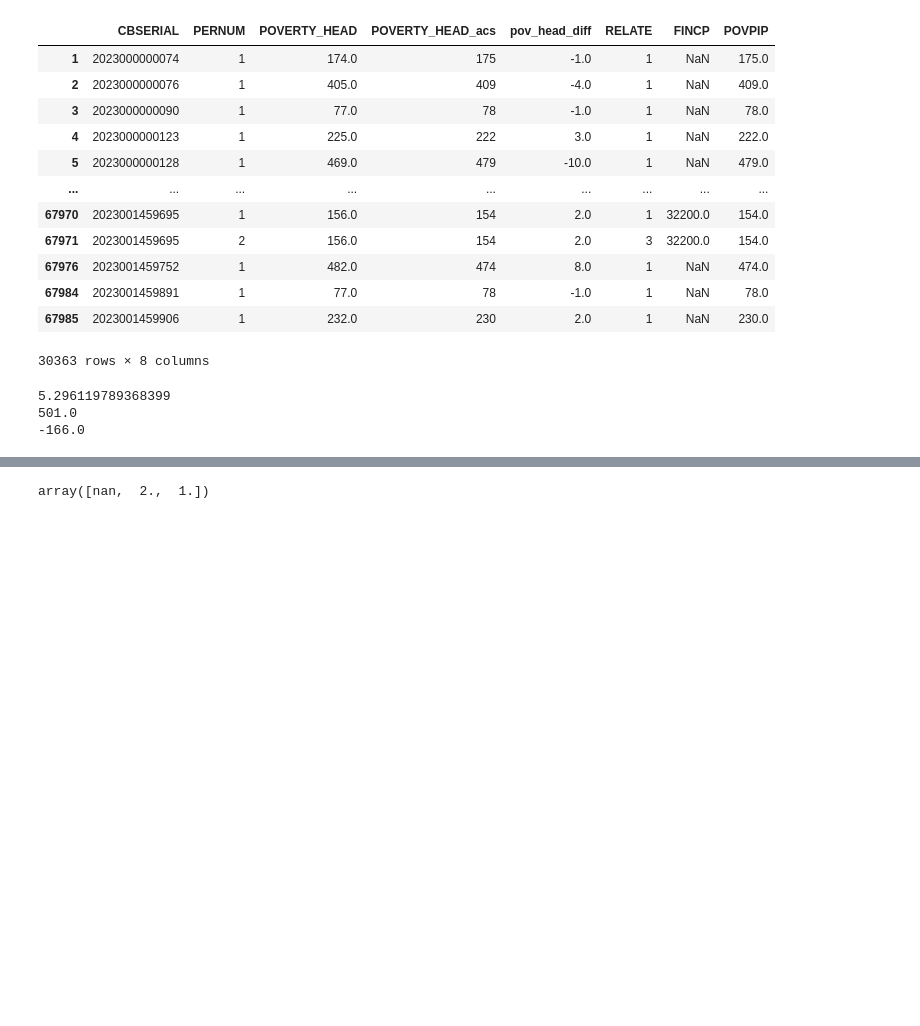
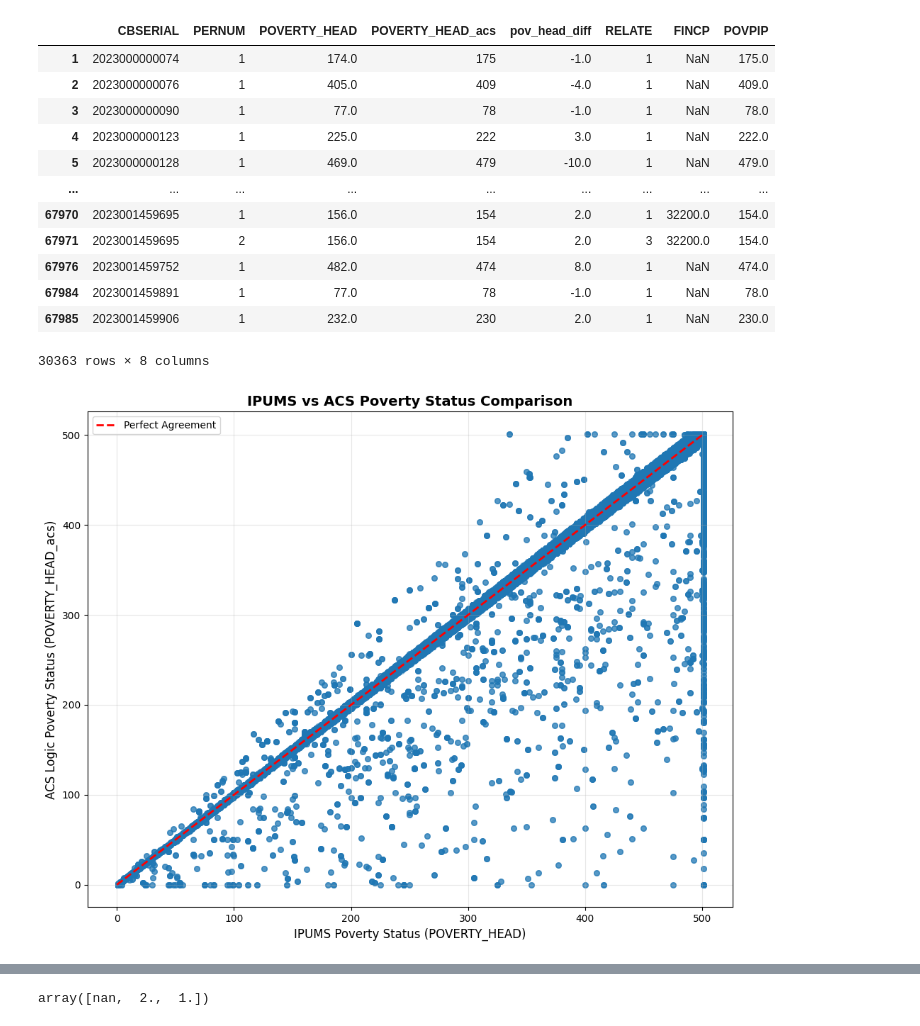
Before and after one commit to BU-Spark/ds-ciss-population-estimates, a Jupyter notebook: acs-linked-vars-tester.ipynb, the cells around one changed output, grey strips where cells are left out. Saved outputs shown, nothing was run; the diff lists cells and outputs as text; code cells hidden in the pictures; blank space fills up the shorter version.

```diff
--- a/acs-linked-vars-tester.ipynb
+++ b/acs-linked-vars-tester.ipynb
@@ -767,11 +767,29 @@ df_mass_pov_head_merged.loc[df_mass_pov_head_merged['POVERTY_HEAD'] != df_mass_p
 | 67984 | 2023001459891 | 1 | 77.0 | 78 | -1.0 | 1 | NaN | 78.0 |
 | 67985 | 2023001459906 | 1 | 232.0 | 230 | 2.0 | 1 | NaN | 230.0 |
 30363 rows × 8 columns
-# %%
-print(df_mass_pov_head_merged['pov_head_diff'].mean())
-print(df_mass_pov_head_merged['pov_head_diff'].max())
-print(df_mass_pov_head_merged['pov_head_diff'].min())
-# %% [output]
-5.296119789368399
-501.0
--166.0
+# %%
+import matplotlib.pyplot as plt
+import seaborn as sns
+import numpy as np
+
+plt.figure(figsize=(10, 8))
+plt.scatter(df_mass_pov_head_merged['POVERTY_HEAD'],
+           df_mass_pov_head_merged['POVERTY_HEAD_acs'],
+           alpha=0.5, s=30)
+
+# Perfect agreement line
+min_val = min(df_mass_pov_head_merged['POVERTY_HEAD'].min(),
+              df_mass_pov_head_merged['POVERTY_HEAD_acs'].min())
+max_val = max(df_mass_pov_head_merged['POVERTY_HEAD'].max(),
+              df_mass_pov_head_merged['POVERTY_HEAD_acs'].max())
+
+plt.plot([min_val, max_val], [min_val, max_val], 'r--', linewidth=2, label='Perfect Agreement')
+plt.xlabel('IPUMS Poverty Status (POVERTY_HEAD)', fontsize=12)
+plt.ylabel('ACS Logic Poverty Status (POVERTY_HEAD_acs)', fontsize=12)
+plt.title('IPUMS vs ACS Poverty Status Comparison', fontsize=14, fontweight='bold')
+plt.legend()
+plt.grid(alpha=0.3)
+plt.tight_layout()
+plt.show()
+# %% [output]
+[figure, added]
```
Also changed, not shown: parts of 6 cells of this notebook.
